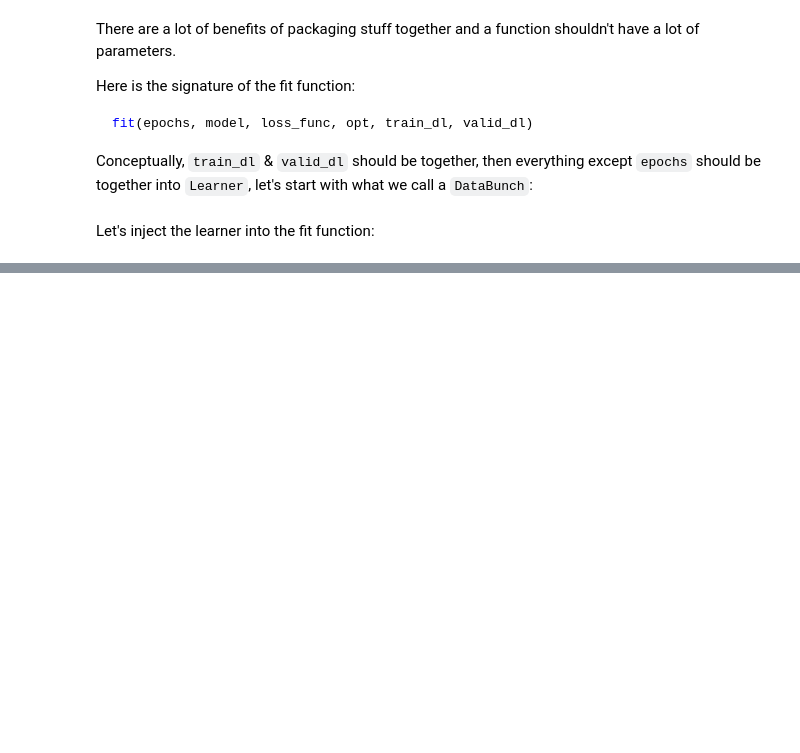
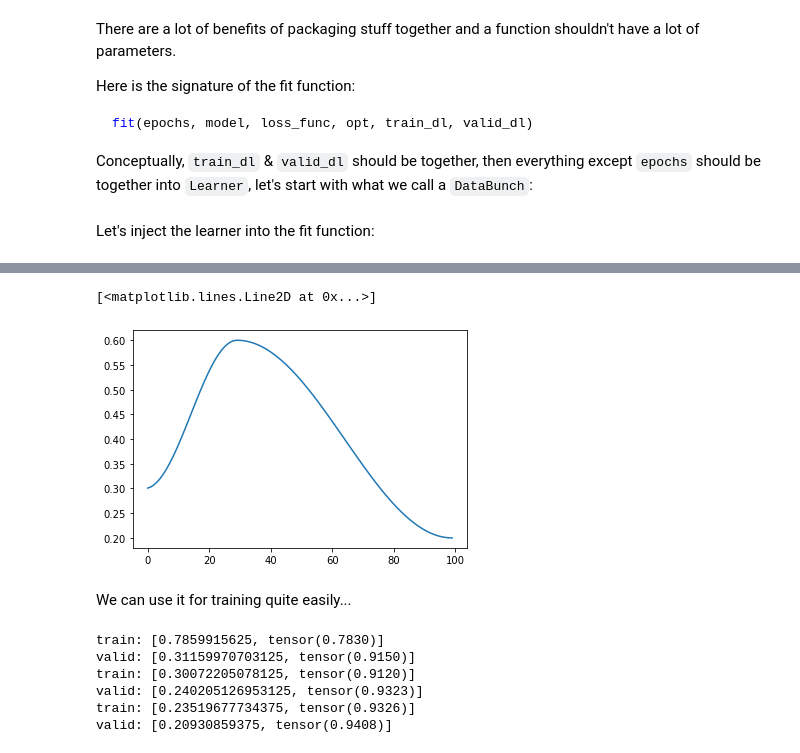
Before and after one commit to Akramz/Impractical-DL, a Jupyter notebook: 01.ipynb, the cells around one changed output, grey strips where cells are left out. Saved outputs shown, nothing was run; the diff lists cells and outputs as text; code cells hidden in the pictures; blank space fills up the shorter version.

```diff
--- a/01.ipynb
+++ b/01.ipynb
@@ -1074,0 +1531,11 @@ loss, acc = fit(5, learn)
+# %%
+def combine_scheds(pcts, scheds):
+    assert sum(pcts) == 1.
+    pcts = tensor([0] + listify(pcts))
+    assert torch.all(pcts >= 0)
+    pcts = torch.cumsum(pcts, 0)
+    def _inner(pos):
+        idx = (pos >= pcts).nonzero().max()
+        actual_pos = (pos-pcts[idx]) / (pcts[idx+1]-pcts[idx])
+        return scheds[idx](actual_pos)
+    return _inner
@@ -1074,0 +1544,9 @@ loss, acc = fit(5, learn)
+# %%
+sched = combine_scheds([0.3, 0.7], [sched_cos(0.3, 0.6), sched_cos(0.6, 0.2)])
+# %%
+plt.plot(a, [sched(o) for o in p])
+# %% [output]
+[<matplotlib.lines.Line2D at 0x...>]
+[figure, added]
+# %% [markdown]
+We can use it for training quite easily...
@@ -1074,0 +1560,9 @@ loss, acc = fit(5, learn)
+# %%
+run.fit(3, learn)
+# %% [output]
+train: [0.7859915625, tensor(0.7830)]
+valid: [0.31159970703125, tensor(0.9150)]
+train: [0.30072205078125, tensor(0.9120)]
+valid: [0.240205126953125, tensor(0.9323)]
+train: [0.23519677734375, tensor(0.9326)]
+valid: [0.20930859375, tensor(0.9408)]
```
Also changed, not shown: parts of 88 cells of this notebook.
